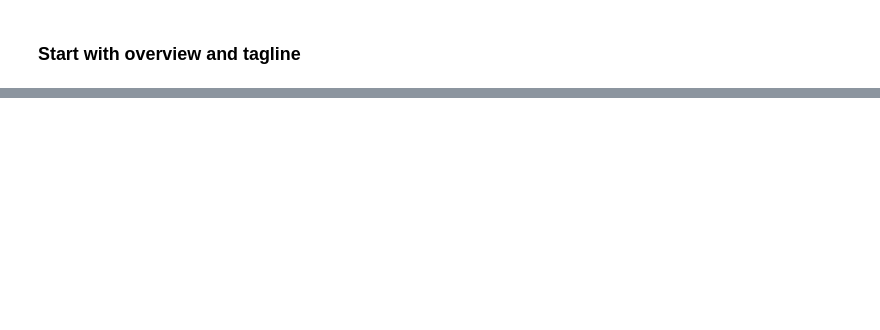
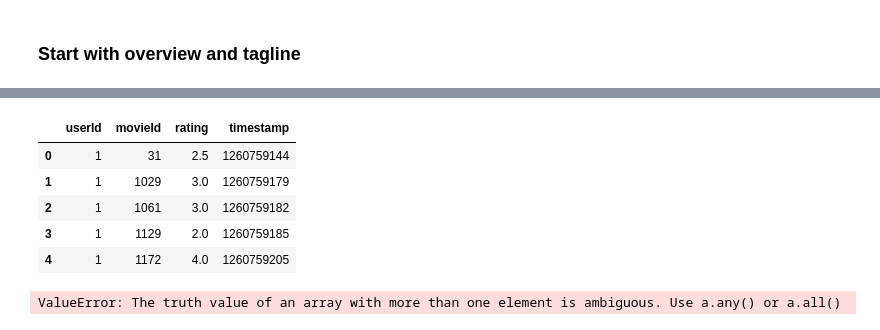
Before and after one commit to chykey1/Recommender-System, a Jupyter notebook: Recommender System V1.ipynb, the cells around one changed output, grey strips where cells are left out. Cells and saved outputs as stored; diff of their text form; code cells hidden in the pictures; blank space fills up the shorter version.

```diff
--- a/Recommender System V1.ipynb
+++ b/Recommender System V1.ipynb
@@ -329,0 +384,4 @@ GetSimilarMovies(Data, "Ratatouille")
+# %%
+Ratings = pd.read_csv(r"archive\ratings_small.csv")
+#Ratings["id"] = Ratings["movieId"]
+#Data = pd.merge(Data, Ratings, on="id")
@@ -329,0 +465,17 @@ GetSimilarMovies(Data, "Ratatouille")
+# %%
+#def UsersSimilarToYou(Df, UserIdx):
+Ratings.head()
+# %% [output]
+|  | userId | movieId | rating | timestamp |
+| 0 | 1 | 31 | 2.5 | 1260759144 |
+| 1 | 1 | 1029 | 3.0 | 1260759179 |
+| 2 | 1 | 1061 | 3.0 | 1260759182 |
+| 3 | 1 | 1129 | 2.0 | 1260759185 |
+| 4 | 1 | 1172 | 4.0 | 1260759205 |
+# %%
+UserIdx = 10
+
+Temp = UserMovies.copy()
+#Similarities = pairwise_distances(Temp.fillna(0)[UserIdx].values.reshape(-1, 1), metric="cosine")
+# %% [output]
+ValueError: The truth value of an array with more than one element is ambiguous. Use a.any() or a.all()
```
Also changed, not shown: parts of 20 cells of this notebook.
